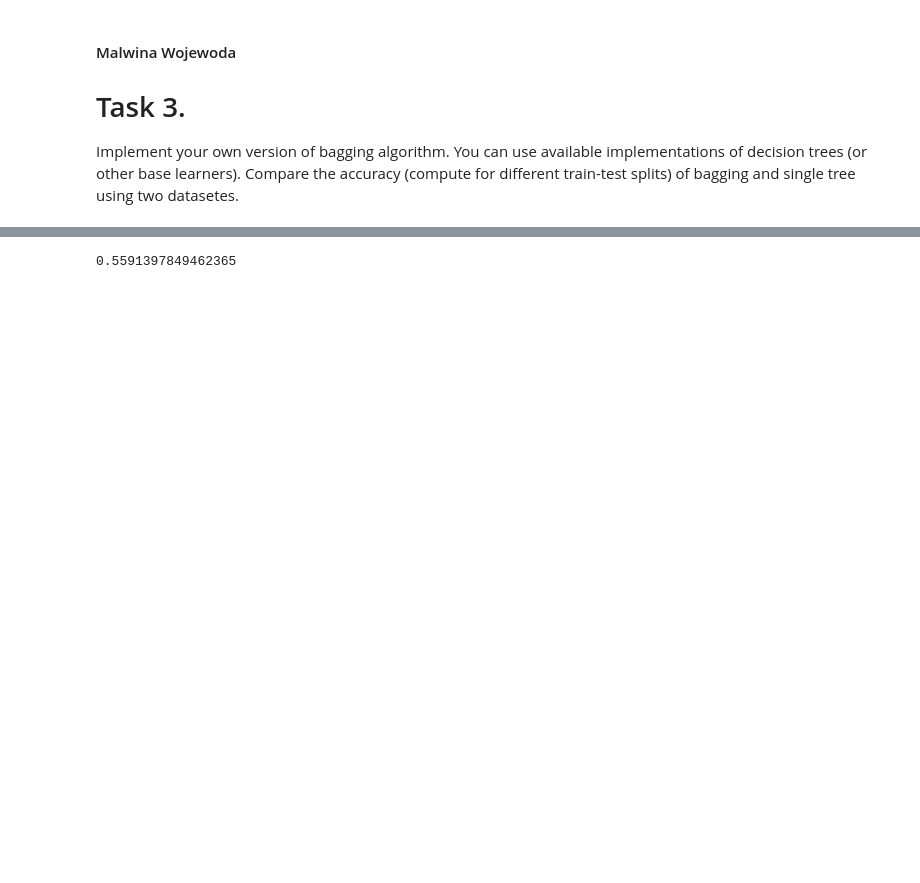
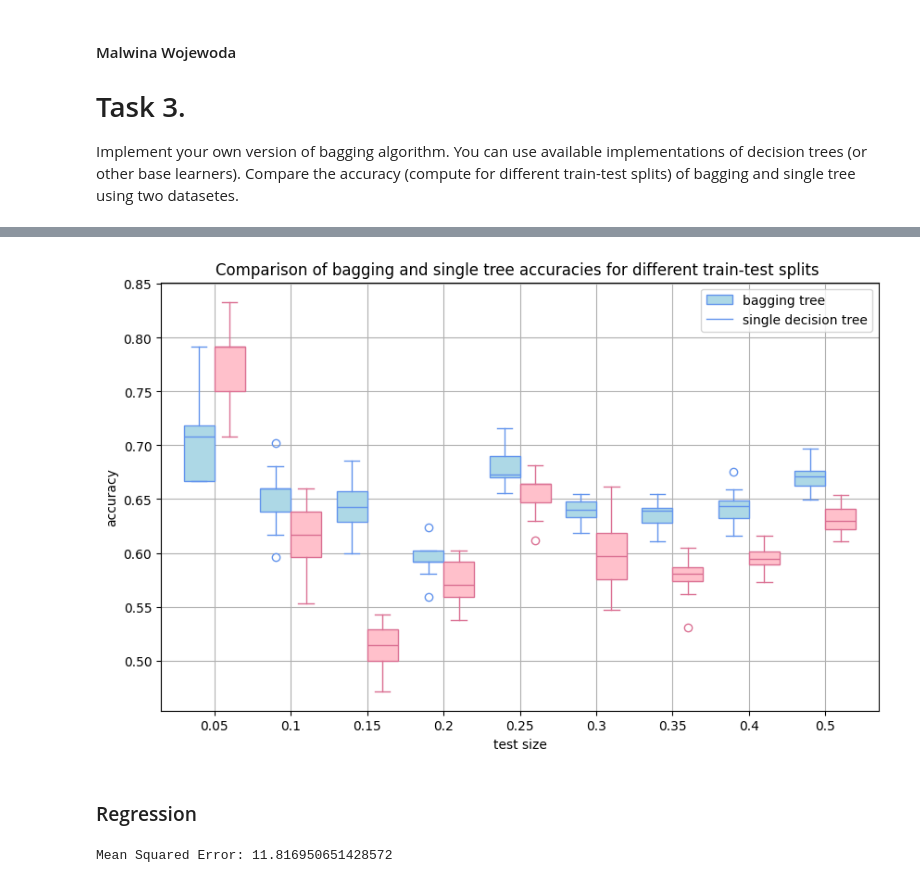
Before and after one commit to malwina0/2024L-Advanced_Machine_Learning, a Jupyter notebook: Task_3-Classification_and_Regression_Trees.ipynb, the cells around one changed output, grey strips where cells are left out. Drawn from its saved outputs; the diff is of its cells as text; code cells hidden in the pictures; blank space fills up the shorter version.

Commit message:
add bagging for regression task

```diff
--- a/Task_3-Classification_and_Regression_Trees.ipynb
+++ b/Task_3-Classification_and_Regression_Trees.ipynb
@@ -13,3 +66,52 @@ df = pd.read_csv('data/SAheart.data')
 df['famhist'] = df['famhist'].apply(lambda x: 1 if x == 'Present' else 0)
 y = df['chd']
 X = df.drop('chd', axis=1)
+# %%
+def evaluate_classification(X_train, X_test, y_train, y_test, n_times=10, n_trees=100):
+    bagging_accuracies = []
+    single_accuracies = []
+    for _ in range(n_times):
+        bagging_classifier = BaggingTreesClassifier(n_trees=n_trees)
+        bagging_classifier.fit(X_train, y_train)
+        bagging_prediction = bagging_classifier.predict(X_test)
+        bagging_accuracy = accuracy_score(y_test, bagging_prediction)
+
+        single_classifier = DecisionTreeClassifier()
+        single_classifier.fit(X_train, y_train)
+        single_prediction = single_classifier.predict(X_test)
+        single_accuracy = accuracy_score(y_test, single_prediction)
+
+        bagging_accuracies.append(bagging_accuracy)
+        single_accuracies.append(single_accuracy)
+
+    return bagging_accuracies, single_accuracies
+# %%
+test_sizes = [0.05, 0.1, 0.15, 0.2, 0.25, 0.3, 0.35, 0.4, 0.5]
+bagging_accuracies_list = []
+single_accuracies_list = []
+
+for test_size in test_sizes:
+    X_train, X_test, y_train, y_test = train_test_split(X, y, test_size=test_size)
+    bagging_avg_accuracy, single_avg_accuracy = evaluate_classification(X_train, X_test, y_train, y_test, n_times=20, n_trees=100)
+
+    bagging_accuracies_list.append(bagging_avg_accuracy)
+    single_accuracies_list.append(single_avg_accuracy)
+# %%
+plt.figure(figsize=(10, 6))
+color1 = 'lightblue'
+color1_1 = 'cornflowerblue'
+color2 = 'pink'
+color2_1 = 'palevioletred'
+plt.boxplot(bagging_accuracies_list, positions=np.arange(len(test_sizes)) - 0.2, widths=0.4, patch_artist=True, boxprops=dict(facecolor=color1, color=color1_1), capprops=dict(color=color1_1),whiskerprops=dict(color=color1_1), flierprops=dict(color=color1_1, markeredgecolor=color1_1),medianprops=dict(color=color1_1))
+plt.boxplot(single_accuracies_list, positions=np.arange(len(test_sizes)) + 0.2, widths=0.4, patch_artist=True, boxprops=dict(facecolor=color2, color=color2_1), capprops=dict(color=color2_1),whiskerprops=dict(color=color2_1), flierprops=dict(color=color2_1, markeredgecolor=color2_1),medianprops=dict(color=color2_1))
+plt.xticks(range(len(test_sizes)), test_sizes)
+plt.xlabel('test size')
+plt.ylabel('accuracy')
+plt.title('Comparison of bagging and single tree accuracies for different train-test splits ')
+plt.legend(['bagging tree', 'single decision tree'])
+plt.grid(True)
+plt.show()
+# %% [output]
+[figure, added]
+# %% [markdown]
+### Regression
@@ -16,2 +122,14 @@ X = df.drop('chd', axis=1)
 # %%
 X_train, X_test, y_train, y_test = train_test_split(X, y, test_size=0.2, random_state=42)
+
+regression_tree = BaggingTreesRegressor()
+regression_tree.fit(X_train, y_train)
+
+# Make predictions on the test set
+y_pred = regression_tree.predict(X_test)
+
+# Evaluate the model
+mse = mean_squared_error(y_test, y_pred)
+print("Mean Squared Error:", mse)
+# %% [output]
+Mean Squared Error: 11.816950651428572
@@ -23,4 +135,0 @@ accuracy = accuracy_score(y_test, y_pred)
-# %%
-accuracy
-# %% [output]
-0.5591397849462365
```
Also changed, not shown: parts of 24 cells of this notebook, 1 other file.
